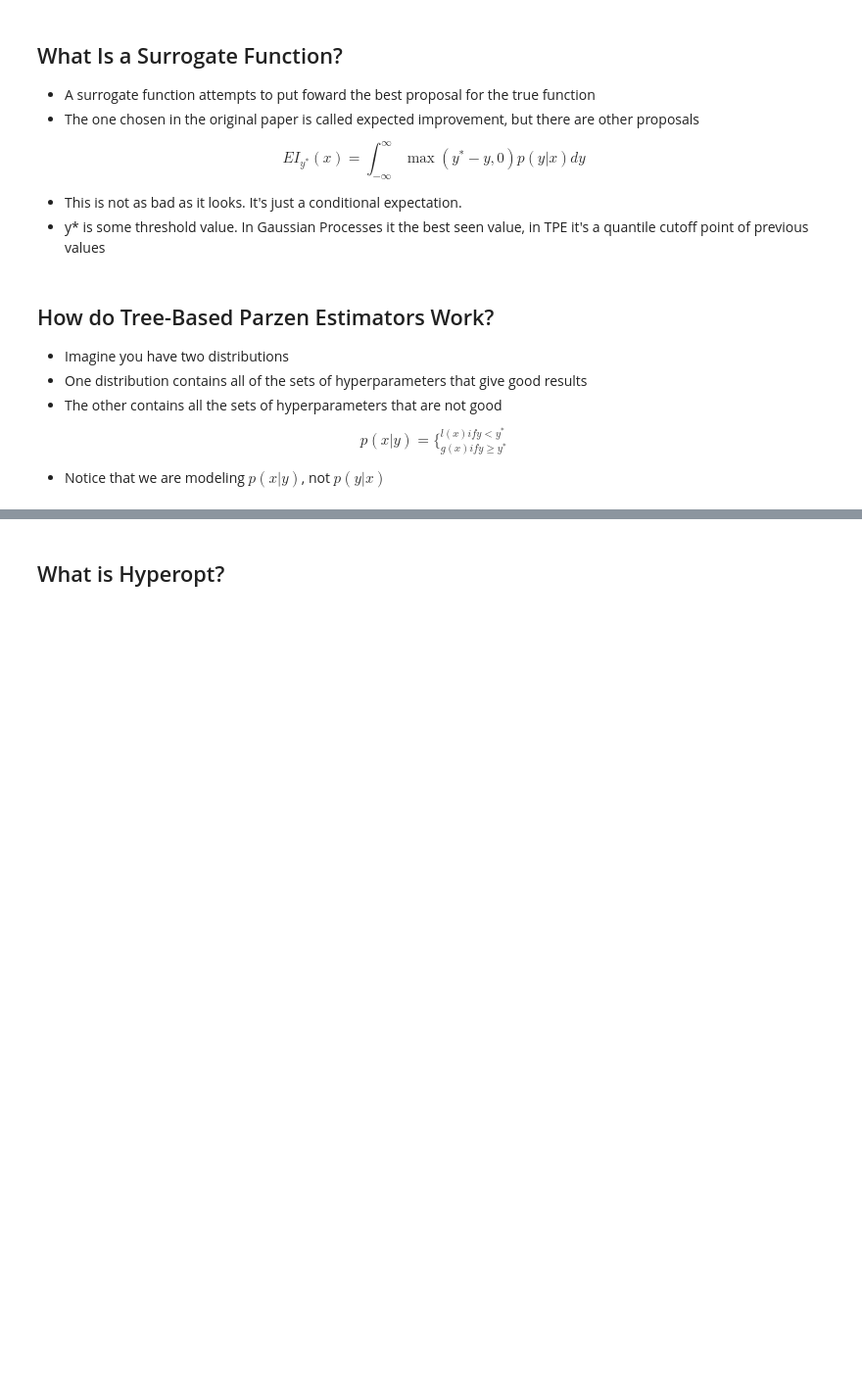
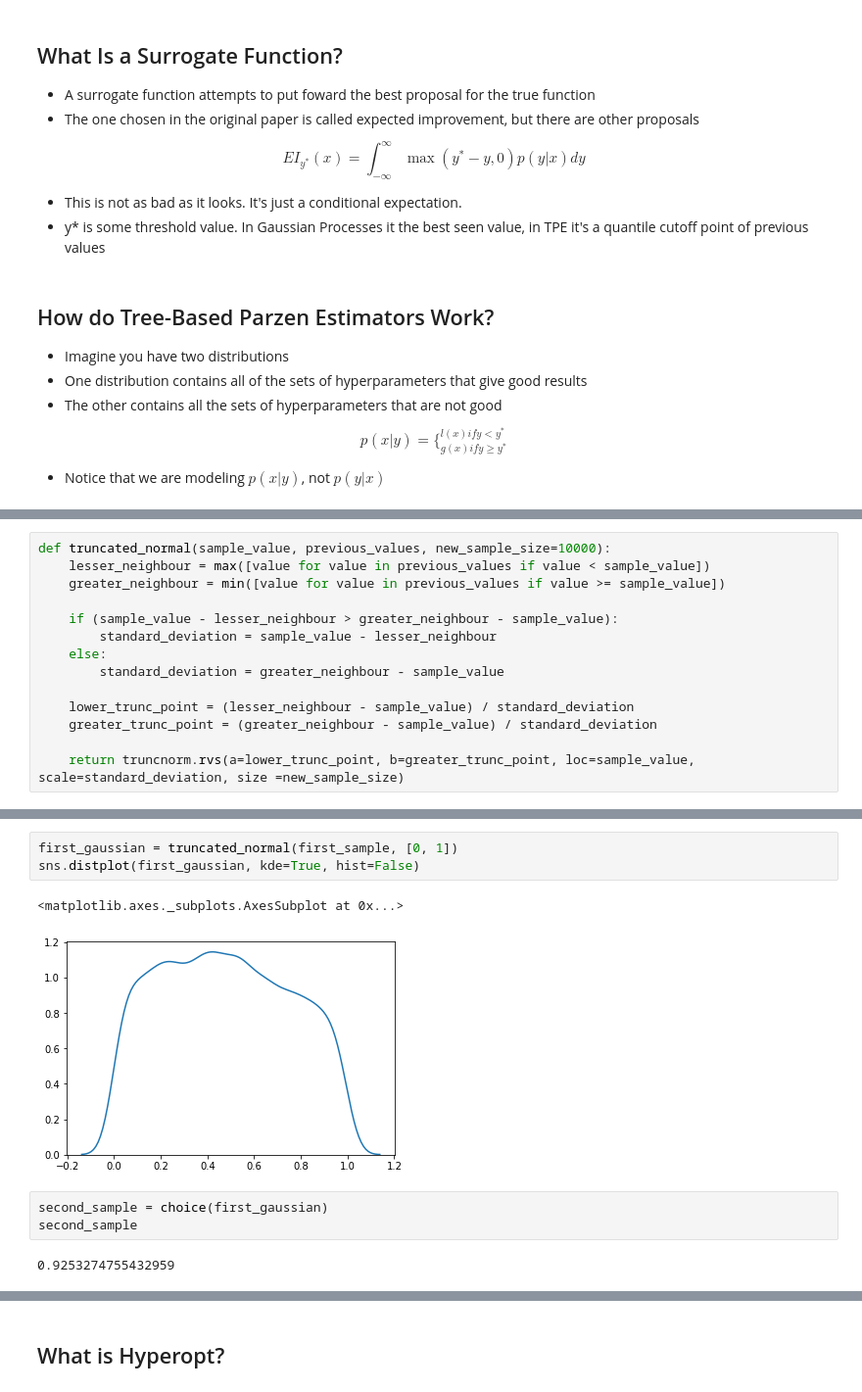
Before and after one commit to lstmemery/hyperopt-pydata, a Jupyter notebook: hpsklearnprez.ipynb, the cells around one changed output, grey strips where cells are left out. Shown: that part at 98% size. Cells and saved outputs as stored; diff of their text form; blank space fills up the shorter version.

```diff
--- a/hpsklearnprez.ipynb
+++ b/hpsklearnprez.ipynb
@@ -243,0 +303,14 @@ $$p(x|y) = \Big\{^{l(x) if y \lt y^*}_{g(x) if y \geq y^*}$$
+# %%
+def truncated_normal(sample_value, previous_values, new_sample_size=10000):
+    lesser_neighbour = max([value for value in previous_values if value < sample_value])
+    greater_neighbour = min([value for value in previous_values if value >= sample_value])
+
+    if (sample_value - lesser_neighbour > greater_neighbour - sample_value):
+        standard_deviation = sample_value - lesser_neighbour
+    else:
+        standard_deviation = greater_neighbour - sample_value
+
+    lower_trunc_point = (lesser_neighbour - sample_value) / standard_deviation
+    greater_trunc_point = (greater_neighbour - sample_value) / standard_deviation
+
+    return truncnorm.rvs(a=lower_trunc_point, b=greater_trunc_point, loc=sample_value, scale=standard_deviation, size =new_sample_size)
@@ -243,0 +321,11 @@ $$p(x|y) = \Big\{^{l(x) if y \lt y^*}_{g(x) if y \geq y^*}$$
+# %%
+first_gaussian = truncated_normal(first_sample, [0, 1])
+sns.distplot(first_gaussian, kde=True, hist=False)
+# %% [output]
+<matplotlib.axes._subplots.AxesSubplot at 0x...>
+[figure, added]
+# %%
+second_sample = choice(first_gaussian)
+second_sample
+# %% [output]
+0.9253274755432959
```
Also changed, not shown: parts of 21 cells of this notebook.
